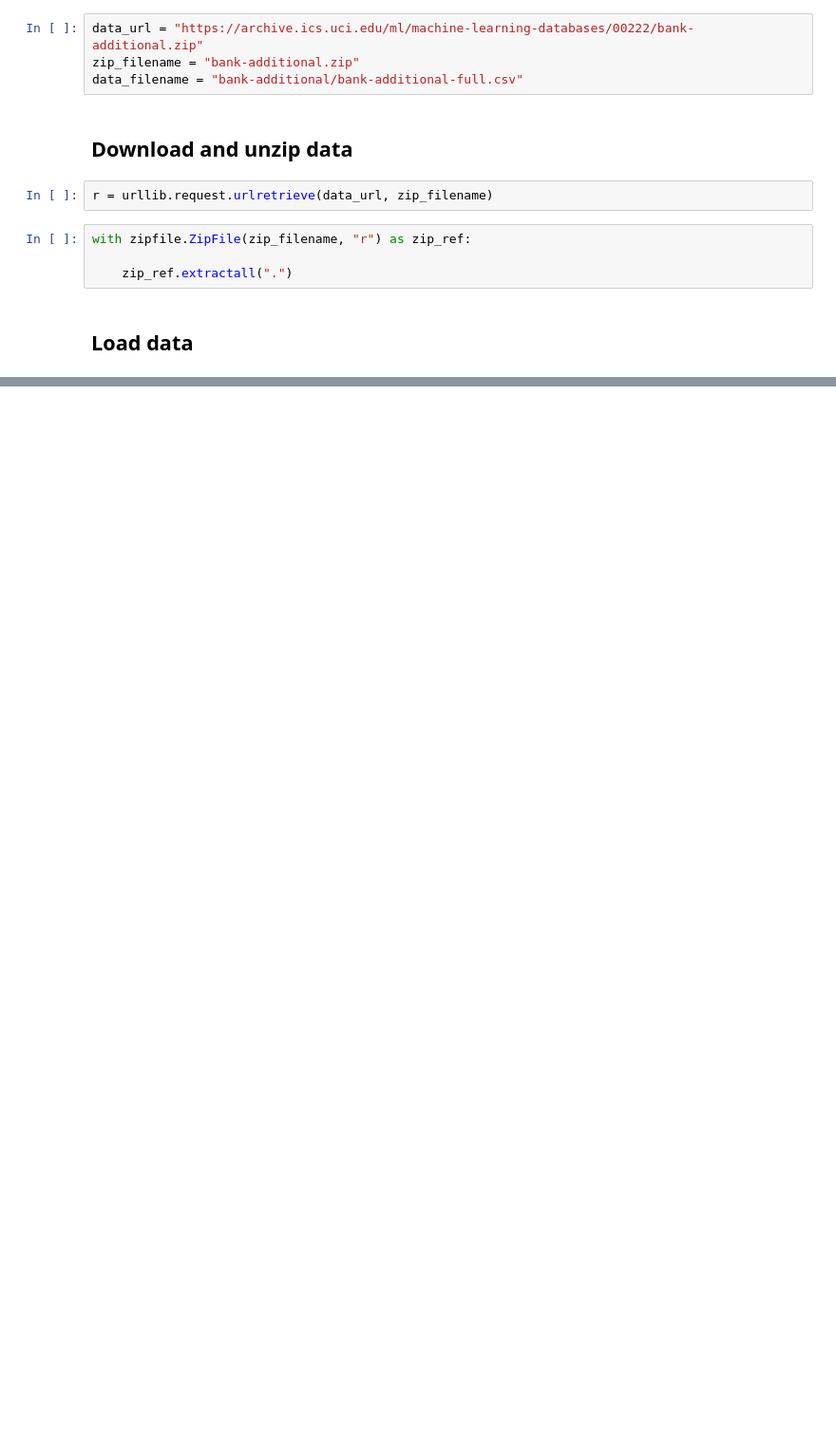
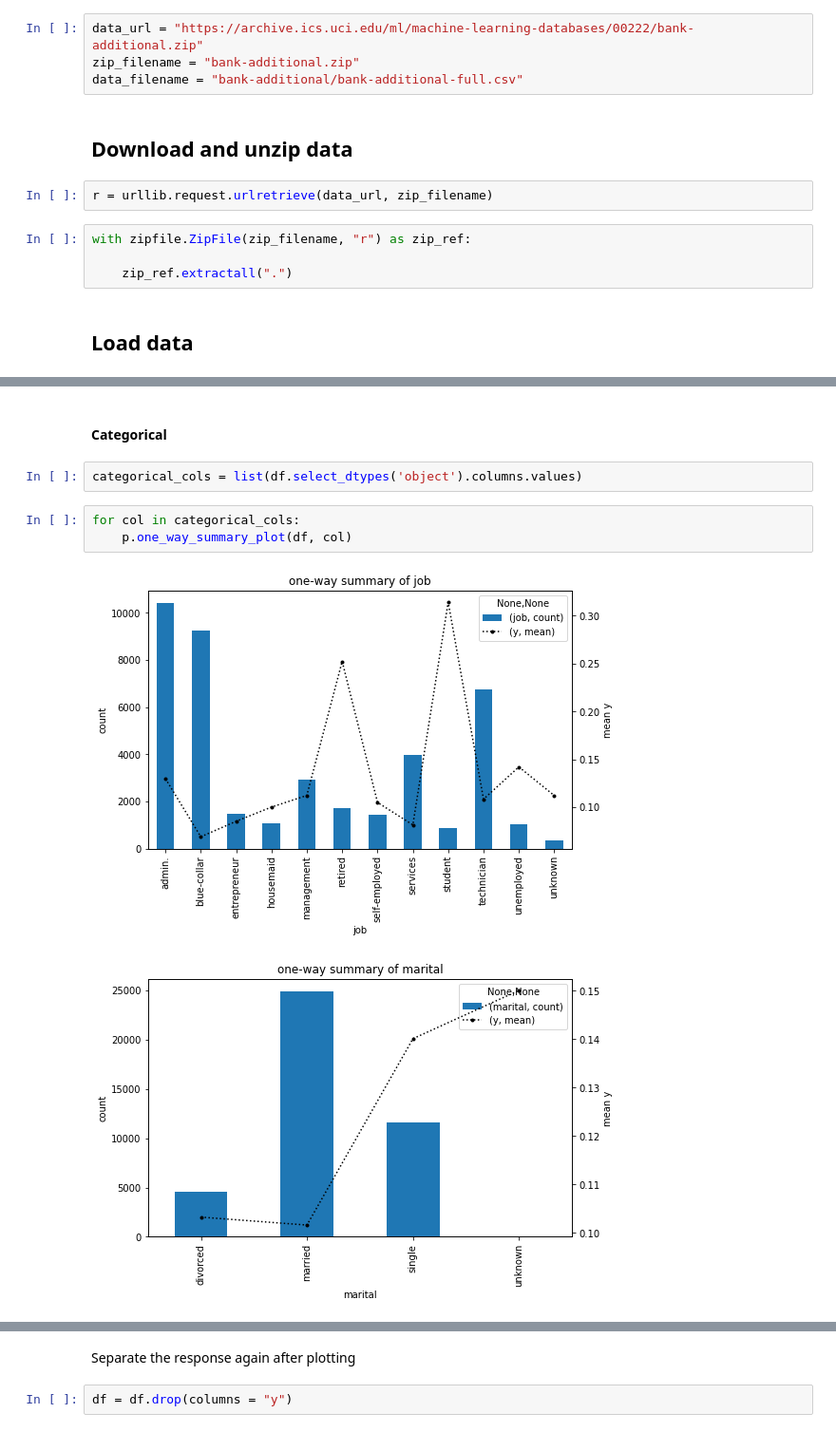
Before and after one commit to lvgig/tubular, a Jupyter notebook: examples/Data-Science-Festival-Workshop/Demo.ipynb, the cells around one changed output, grey strips where cells are left out. Shown at 95% size. Cells and saved outputs as stored; diff of their text form; blank space fills up the shorter version.

```diff
--- a/examples/Data-Science-Festival-Workshop/Demo.ipynb
+++ b/examples/Data-Science-Festival-Workshop/Demo.ipynb
@@ -41,0 +158,10 @@ df.head()
+# %% [markdown]
+#### Categorical
+# %%
+categorical_cols = list(df.select_dtypes('object').columns.values)
+# %%
+for col in categorical_cols:
+    p.one_way_summary_plot(df, col)
+# %% [output]
+[figure, added]
+[figure, added]
@@ -41,0 +176,4 @@ df.head()
+# %% [markdown]
+Separate the response again after plotting
+# %%
+df = df.drop(columns = "y")
```
Also changed, not shown: parts of 143 cells of this notebook, 2 other files.
